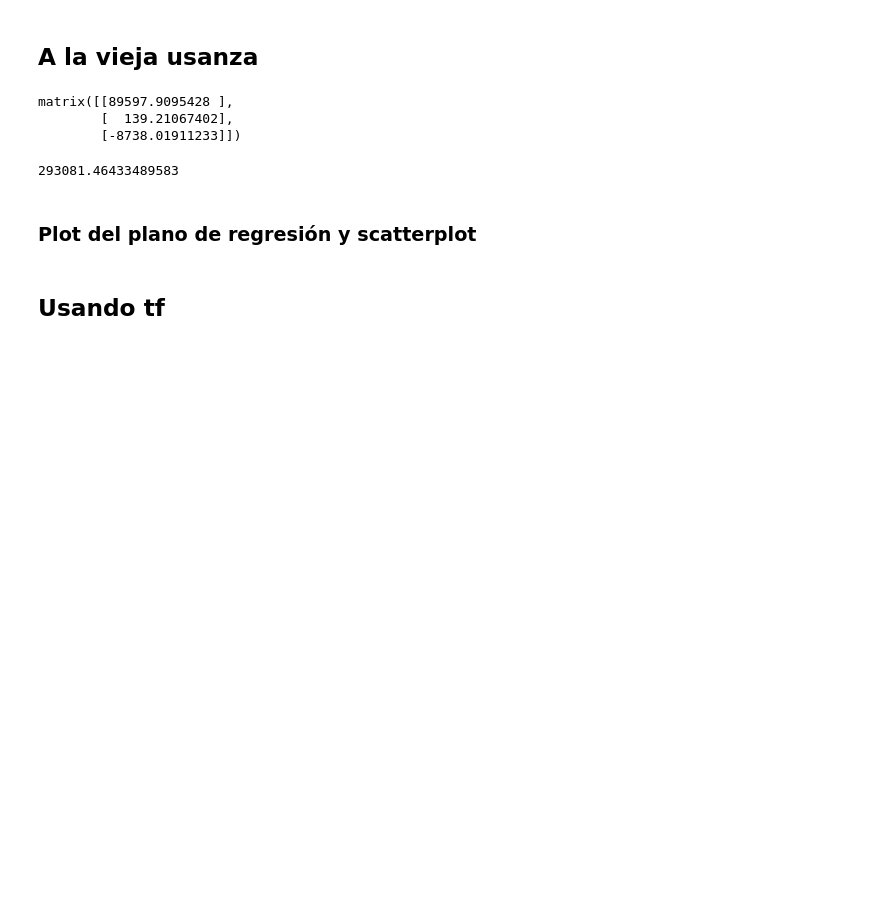
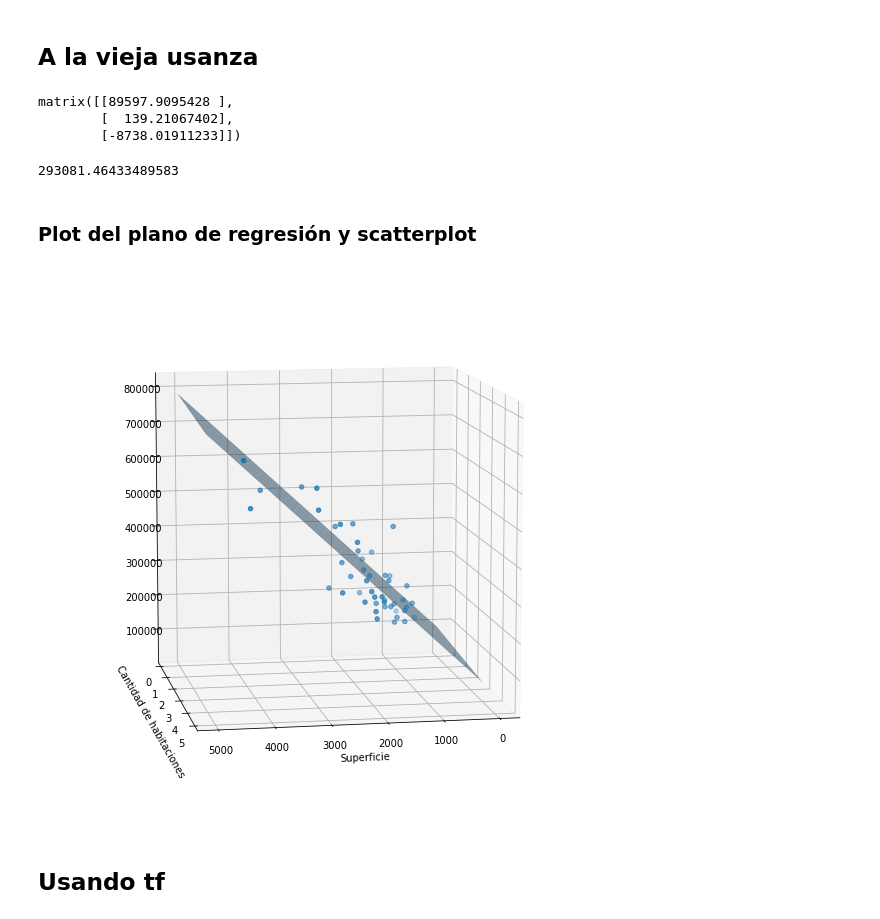
Before and after one commit to Nacho2904/pasantiacsc, a Jupyter notebook: agosto30.ipynb, the cells around one changed output. Cells and saved outputs as stored; diff of their text form; code cells hidden in the pictures; blank space fills up the shorter version.

```diff
--- a/agosto30.ipynb
+++ b/agosto30.ipynb
@@ -338,21 +338,22 @@ optimal_prediction
 # %%
 def f(x, y):
     return b + w_1*x + w_2*y
 
 fig = plt.figure()
 ax = fig.add_subplot(projection='3d')
 ax.scatter(datos_superficies, datos_habitaciones, Y)
 fig.set_size_inches(10, 10)
 
 xx, yy = np.meshgrid(range(5000), range(5))
 z = b + w_1*xx + w_2*yy
 ax.plot_surface(xx, yy, z, alpha=0.5)
 
-ax.view_init(20, 65)
+ax.view_init(10, 80)
 
 ax.set_xlabel('Superficie')
 ax.set_ylabel('Cantidad de habitaciones')
-ax.set_zlabel('Precio')
 plt.show()
+# %% [output]
+[figure, added]
 # %% [markdown]
 ## Usando tf
```
